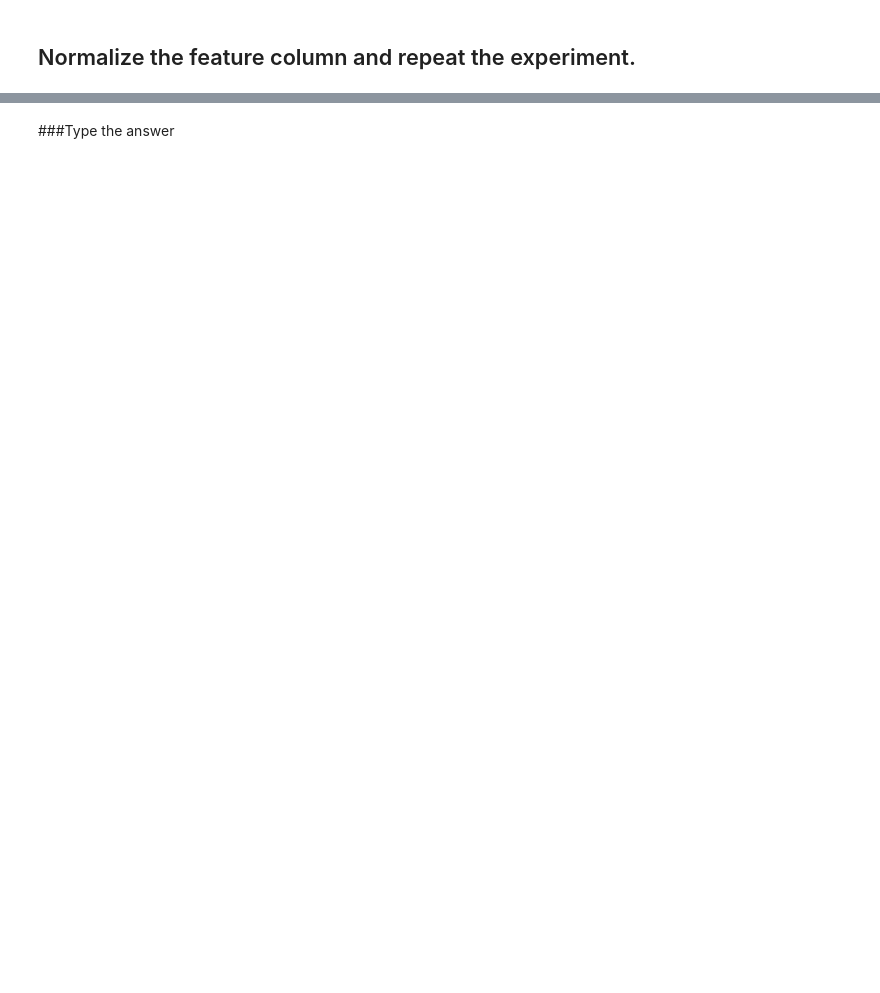
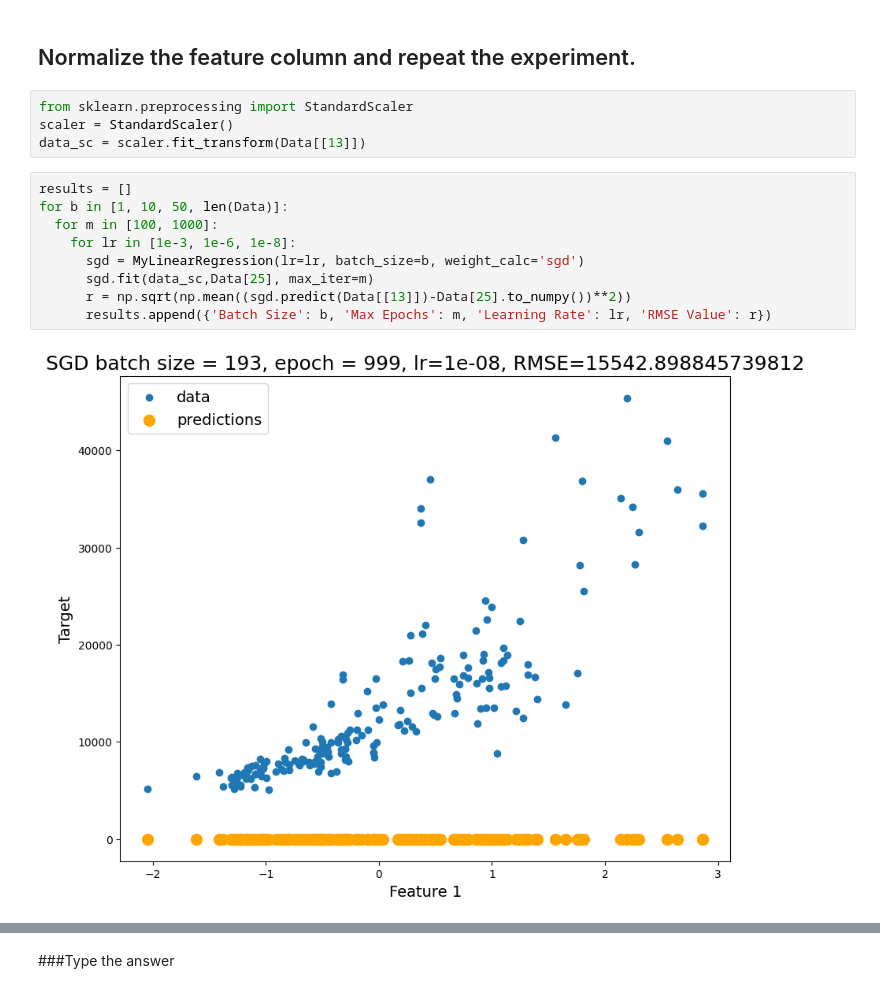
Before and after one commit to ansleyo/RIT_ML, a Jupyter notebook: 2025_spring/Week03_LinReg/HW3.ipynb, the cells around one changed output, grey strips where cells are left out. Cells and saved outputs as stored; diff of their text form; blank space fills up the shorter version.

```diff
--- a/2025_spring/Week03_LinReg/HW3.ipynb
+++ b/2025_spring/Week03_LinReg/HW3.ipynb
@@ -249,2 +265,17 @@ results_df
 # %% [markdown]
 ## Normalize the feature column and repeat the experiment.
+# %%
+from sklearn.preprocessing import StandardScaler
+scaler = StandardScaler()
+data_sc = scaler.fit_transform(Data[[13]])
+# %%
+results = []
+for b in [1, 10, 50, len(Data)]:
+  for m in [100, 1000]:
+    for lr in [1e-3, 1e-6, 1e-8]:
+      sgd = MyLinearRegression(lr=lr, batch_size=b, weight_calc='sgd')
+      sgd.fit(data_sc,Data[25], max_iter=m)
+      r = np.sqrt(np.mean((sgd.predict(Data[[13]])-Data[25].to_numpy())**2))
+      results.append({'Batch Size': b, 'Max Epochs': m, 'Learning Rate': lr, 'RMSE Value': r})
+# %% [output]
+[figure, added]
```
Also changed, not shown: parts of 6 cells of this notebook.
